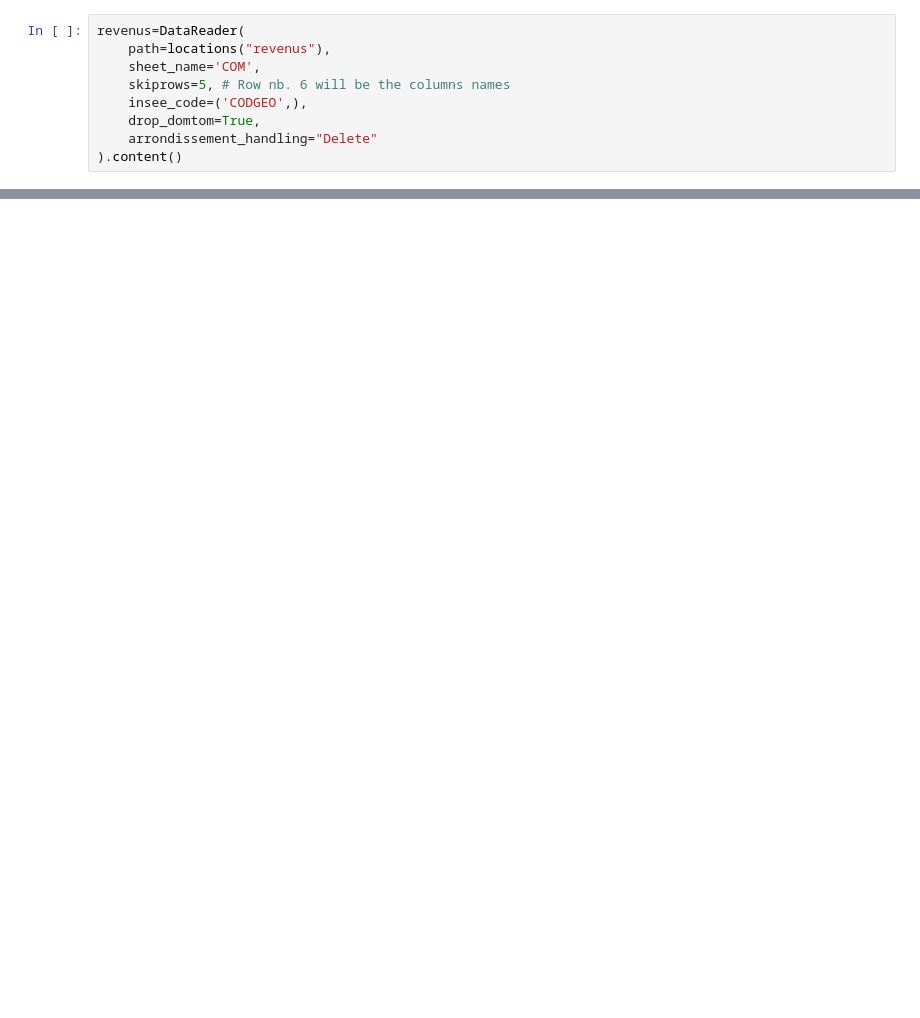
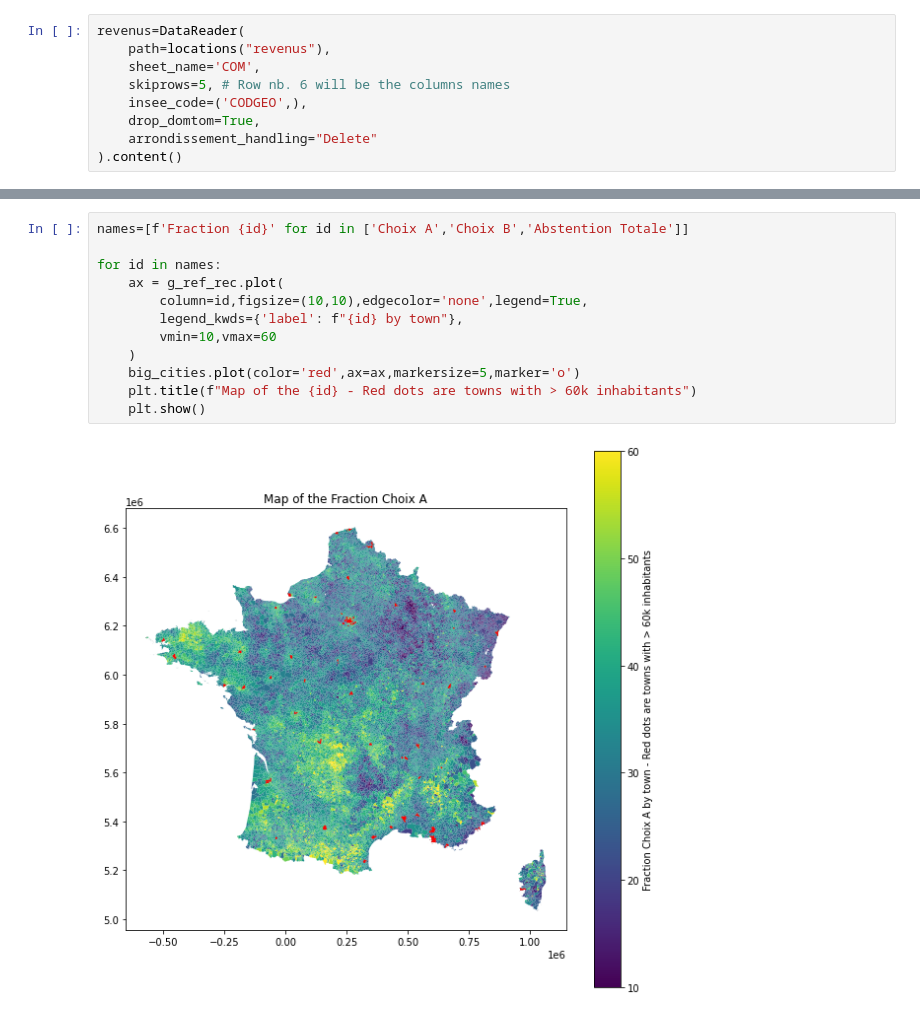
Before and after one commit to cyrilbecot/StGobain_CaseStudy, a Jupyter notebook: MainNotebook.ipynb, the cells around one changed output, grey strips where cells are left out. Saved outputs shown, nothing was run; the diff lists cells and outputs as text; blank space fills up the shorter version.

```diff
--- a/MainNotebook.ipynb
+++ b/MainNotebook.ipynb
@@ -61,0 +199,14 @@ helper_df=DataReader(
+# %%
+names=[f'Fraction {id}' for id in ['Choix A','Choix B','Abstention Totale']]
+
+for id in names:
+    ax = g_ref_rec.plot(
+        column=id,figsize=(10,10),edgecolor='none',legend=True,
+        legend_kwds={'label': f"{id} by town"},
+        vmin=10,vmax=60
+    )
+    big_cities.plot(color='red',ax=ax,markersize=5,marker='o')
+    plt.title(f"Map of the {id} - Red dots are towns with > 60k inhabitants")
+    plt.show()
+# %% [output]
+[figure, added]
```
Also changed, not shown: parts of 33 cells of this notebook, 1 other file.
